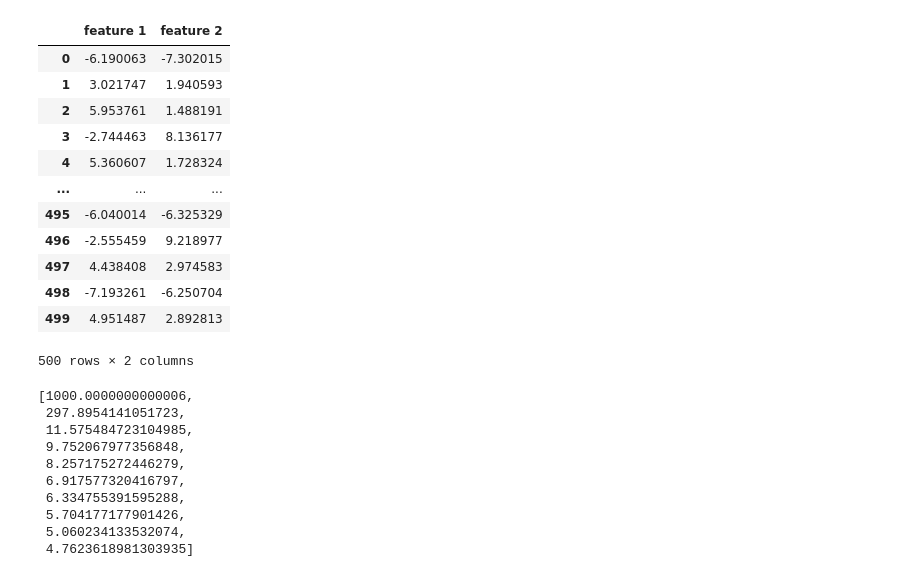
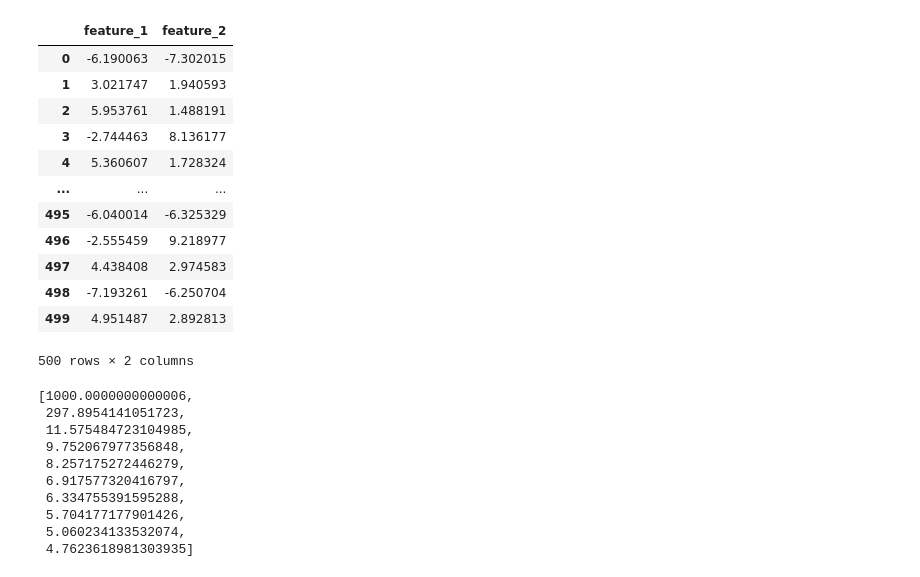
Before and after one commit to coder-priyanka01/Unsupervised-Learning, a Jupyter notebook: Clustering.ipynb, the cells around one changed output. Drawn from its saved outputs; the diff is of its cells as text; code cells hidden in the pictures.

```diff
--- a/Clustering.ipynb
+++ b/Clustering.ipynb
@@ -9,10 +9,10 @@ from sklearn.preprocessing import StandardScaler
 # %%
 X, y_true = make_blobs(n_samples = 500, centers = 3, cluster_std = 0.60, random_state = 42)
 # %%
-df = pd.DataFrame(X, columns = ['feature 1', 'feature 2'])
+df = pd.DataFrame(X, columns = ['feature_1', 'feature_2'])
 df
 # %% [output]
-|  | feature 1 | feature 2 |
+|  | feature_1 | feature_2 |
 | 0 | -6.190063 | -7.302015 |
 | 1 | 3.021747 | 1.940593 |
 | 2 | 5.953761 | 1.488191 |
```
Also changed, not shown: parts of 7 cells of this notebook.
